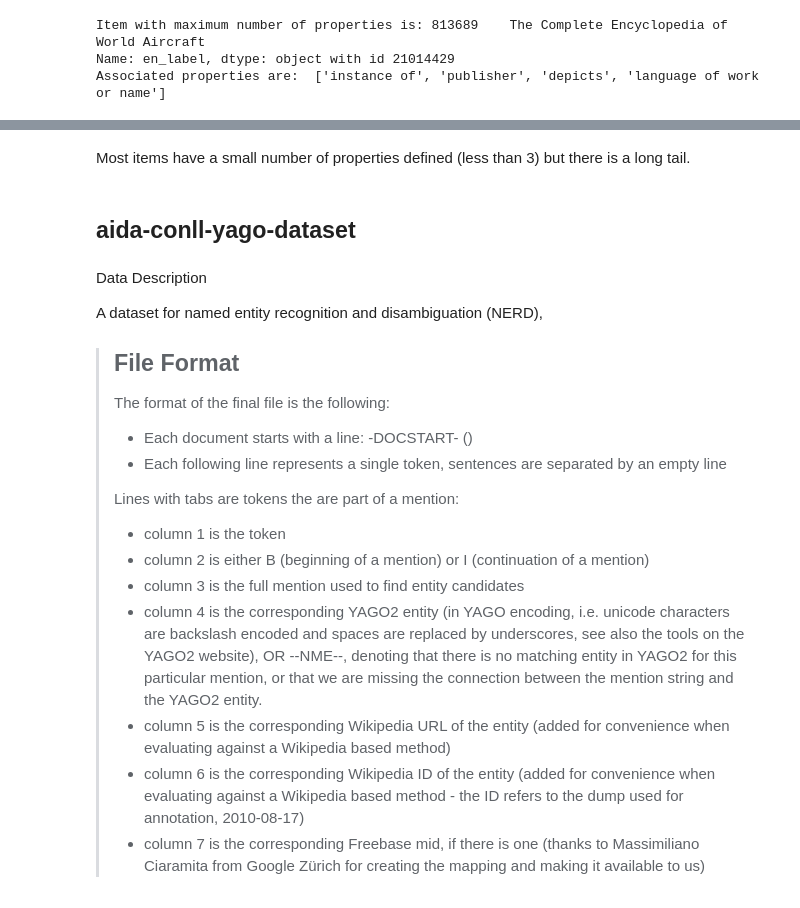
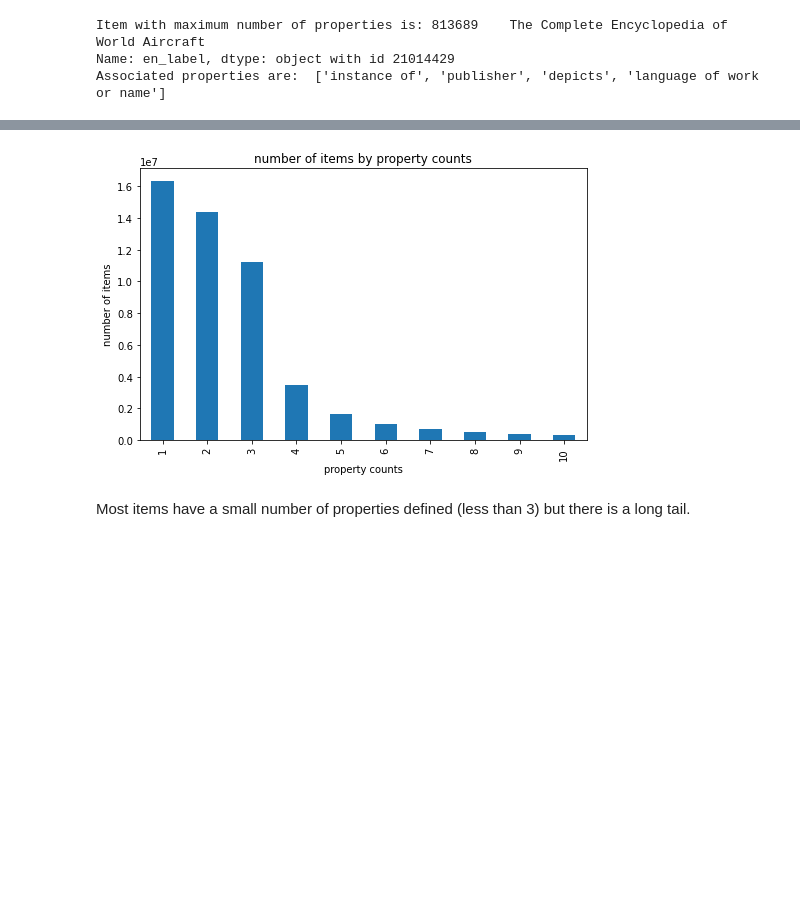
Before and after one commit to TheDigitalFrontier/entity-disambiguation, a Jupyter notebook: EDA/KDWD_EDA.ipynb, the cells around one changed output, grey strips where cells are left out. Drawn from its saved outputs; the diff is of its cells as text; code cells hidden in the pictures; blank space fills up the shorter version.

```diff
--- a/EDA/KDWD_EDA.ipynb
+++ b/EDA/KDWD_EDA.ipynb
@@ -256,0 +287,3 @@ plt.show()
+# %%
+num_items_by_property_counts = pd.DataFrame(property_counts_per_item['property_counts'].value_counts()).reset_index().rename(columns={"index": "property_counts", "property_counts": "num_items"})
+num_items_by_property_counts
@@ -257,27 +320,12 @@ plt.show()
+# %%
+ax = num_items_by_property_counts[:10].plot.bar(x="property_counts", y="num_items", figsize=(8,5), legend=False)
+ax.set_title("number of items by property counts")
+ax.set_xlabel("property counts")
+ax.set_ylabel("number of items")
+plt.show()
+# %% [output]
+[figure, added]
 # %% [markdown]
 Most items have a small number of properties defined (less than 3) but there is a long tail.
 # %%
 #software to display kwg
-# %% [markdown]
-## aida-conll-yago-dataset
-# %% [markdown]
-Data Description
-
-A dataset for named entity recognition and disambiguation (NERD),
-
-> File Format
-> -----------
->
-> The format of the final file is the following:
->
-> - Each document starts with a line: -DOCSTART- (<docid>)
-> - Each following line represents a single token, sentences are separated by an empty line
->
-> Lines with tabs are tokens the are part of a mention:
-> - column 1 is the token
-> - column 2 is either B (beginning of a mention) or I (continuation of a mention)
-> - column 3 is the full mention used to find entity candidates
-> - column 4 is the corresponding YAGO2 entity (in YAGO encoding, i.e. unicode characters are backslash encoded and spaces are replaced by underscores, see also the tools on the YAGO2 website), OR --NME--, denoting that there is no matching entity in YAGO2 for this particular mention, or that we are missing the connection between the mention string and the YAGO2 entity.
-> - column 5 is the corresponding Wikipedia URL of the entity (added for convenience when evaluating against a Wikipedia based method)
-> - column 6 is the corresponding Wikipedia ID of the entity (added for convenience when evaluating against a Wikipedia based method - the ID refers to the dump used for annotation, 2010-08-17)
-> - column 7 is the corresponding Freebase mid, if there is one (thanks to Massimiliano Ciaramita from Google Zürich for creating the mapping and making it available to us)
```
Also changed, not shown: parts of 18 cells of this notebook, 1 other file.
